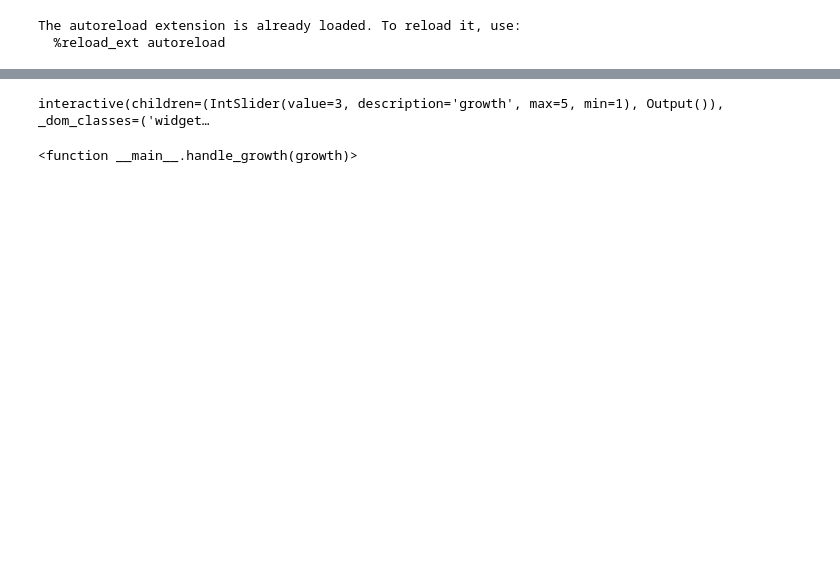
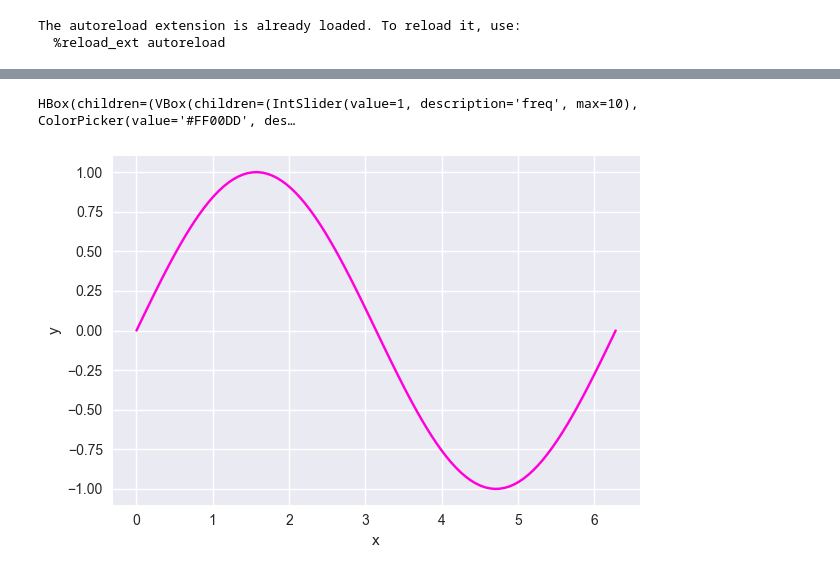
Before and after one commit to vnopenroads/roads-cba-py, a Jupyter notebook: notebooks/Mapping_Kepler.ipynb, the cells around one changed output, grey strips where cells are left out. Drawn from its saved outputs; the diff is of its cells as text; code cells hidden in the pictures; blank space fills up the shorter version.

```diff
--- a/notebooks/Mapping_Kepler.ipynb
+++ b/notebooks/Mapping_Kepler.ipynb
@@ -58,12 +28,54 @@ plot_cum_npv(full_data)
-# %%
-def handle_growth(growth):
-    df = generate_outputs(growth, 200)
-    plot_cum_npv(df)
-    plt.figure()
-    invest_by_year = df.groupby('work_year')['work_cost'].sum().reset_index()
-    sns.barplot(data=invest_by_year, x='work_year', y='work_cost',  palette='Set2')
-
-interact(handle_growth, growth=(1,5,1))
-# %% [output]
-interactive(children=(IntSlider(value=3, description='growth', max=5, min=1), Output()), _dom_classes=('widget…
-<function __main__.handle_growth(growth)>
+# %%
+%matplotlib widget
+import ipywidgets
+output = ipywidgets.Output()
+
+# create some x data
+x = np.linspace(0, 2 * np.pi, 100)
+
+# default line color
+initial_color = '#FF00DD'
+
+with output:
+    fig, ax = plt.subplots(constrained_layout=True, figsize=(6, 4))
+
+# move the toolbar to the bottom
+fig.canvas.toolbar_position = 'bottom'
+ax.grid(True)
+line, = ax.plot(x, np.sin(x), initial_color)
+
+# create some control elements
+int_slider = ipywidgets.IntSlider(value=1, min=0, max=10, step=1, description='freq')
+color_picker = ipywidgets.ColorPicker(value=initial_color, description='pick a color')
+text_xlabel = ipywidgets.Text(value='', description='xlabel', continuous_update=False)
+text_ylabel = ipywidgets.Text(value='', description='ylabel', continuous_update=False)
+
+# callback functions
+def update(change):
+    """redraw line (update plot)"""
+    line.set_ydata(np.sin(change.new * x))
+    fig.canvas.draw()
+
+def line_color(change):
+    """set line color"""
+    line.set_color(change.new)
+
+def update_xlabel(change):
+    ax.set_xlabel(change.new)
+
+def update_ylabel(change):
+    ax.set_ylabel(change.new)
+
+# connect callbacks and traits
+int_slider.observe(update, 'value')
+color_picker.observe(line_color, 'value')
+text_xlabel.observe(update_xlabel, 'value')
+text_ylabel.observe(update_ylabel, 'value')
+
+text_xlabel.value = 'x'
+text_ylabel.value = 'y'
+controls = ipywidgets.VBox([int_slider, color_picker, text_xlabel, text_ylabel])
+ipywidgets.HBox([controls, output])
+# %% [output]
+HBox(children=(VBox(children=(IntSlider(value=1, description='freq', max=10), ColorPicker(value='#FF00DD', des…
+[figure, added]
```
Also changed, not shown: parts of 6 cells of this notebook, 4 other files.
